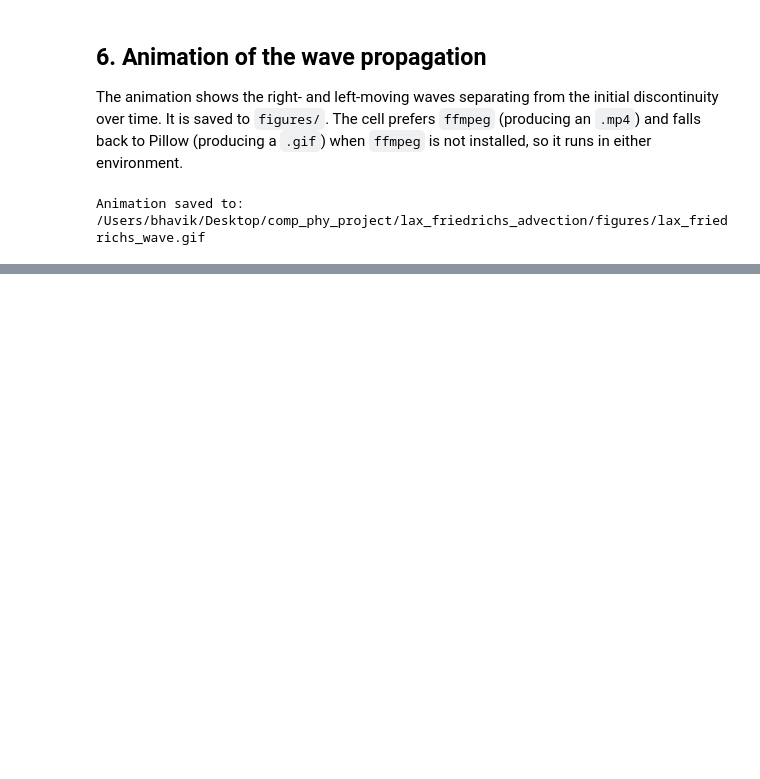
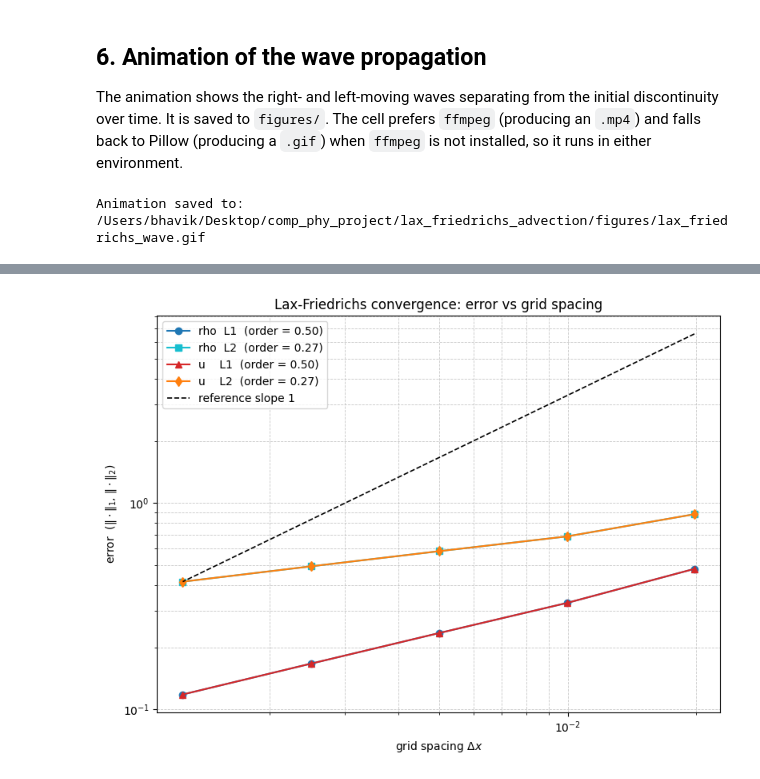
Before and after one commit to bhavikd29/lax_friedrichs_advection, a Jupyter notebook: notebooks/comp_phy_project.ipynb, the cells around one changed output, grey strips where cells are left out. Cells and saved outputs as stored; diff of their text form; code cells hidden in the pictures; blank space fills up the shorter version.

Commit message:
Add convergence study

```diff
--- a/notebooks/comp_phy_project.ipynb
+++ b/notebooks/comp_phy_project.ipynb
@@ -296,0 +322,19 @@ Animation saved to: /Users/bhavik/Desktop/comp_phy_project/lax_friedrichs_advect
+# %%
+from convergence import run_convergence, estimate_order, plot_convergence
+
+nx_list = [100, 200, 400, 800, 1600]
+t_conv = 0.4     # both waves (|c| = 1) travel 0.4 and stay inside [-1, 1]
+cfl_conv = 0.8   # fixed Courant number, safely below the C = 1 stability limit
+
+conv = run_convergence(nx_list, t_final=t_conv, cfl=cfl_conv)
+
+print(f"{'nx':>6}{'dx':>11}{'rho L1':>13}{'rho L2':>13}{'u L1':>13}{'u L2':>13}")
+for i in range(len(conv.nx)):
+    print(f"{conv.nx[i]:>6}{conv.dx[i]:>11.5f}{conv.rho_l1[i]:>13.4e}"
+          f"{conv.rho_l2[i]:>13.4e}{conv.u_l1[i]:>13.4e}{conv.u_l2[i]:>13.4e}")
+
+print("\nFitted order of accuracy (log-log slope):")
+print(f"  rho:  L1 = {estimate_order(conv.dx, conv.rho_l1):.3f}   "
+      f"L2 = {estimate_order(conv.dx, conv.rho_l2):.3f}")
+print(f"  u:    L1 = {estimate_order(conv.dx, conv.u_l1):.3f}   "
+      f"L2 = {estimate_order(conv.dx, conv.u_l2):.3f}")
@@ -296,0 +352,5 @@ Animation saved to: /Users/bhavik/Desktop/comp_phy_project/lax_friedrichs_advect
+# %%
+fig_conv, ax_conv = plot_convergence(conv, save_path=os.path.join(FIGURES, "convergence.png"))
+plt.show()
+# %% [output]
+[figure, added]
```
Also changed, not shown: parts of 3 cells of this notebook, 2 other files.
